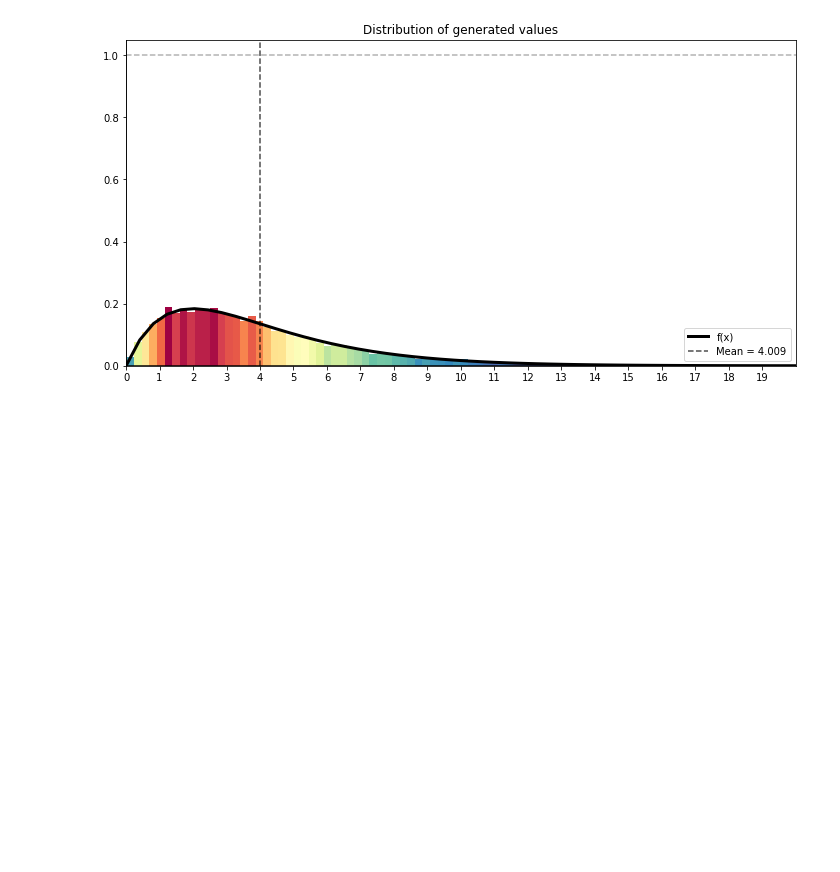
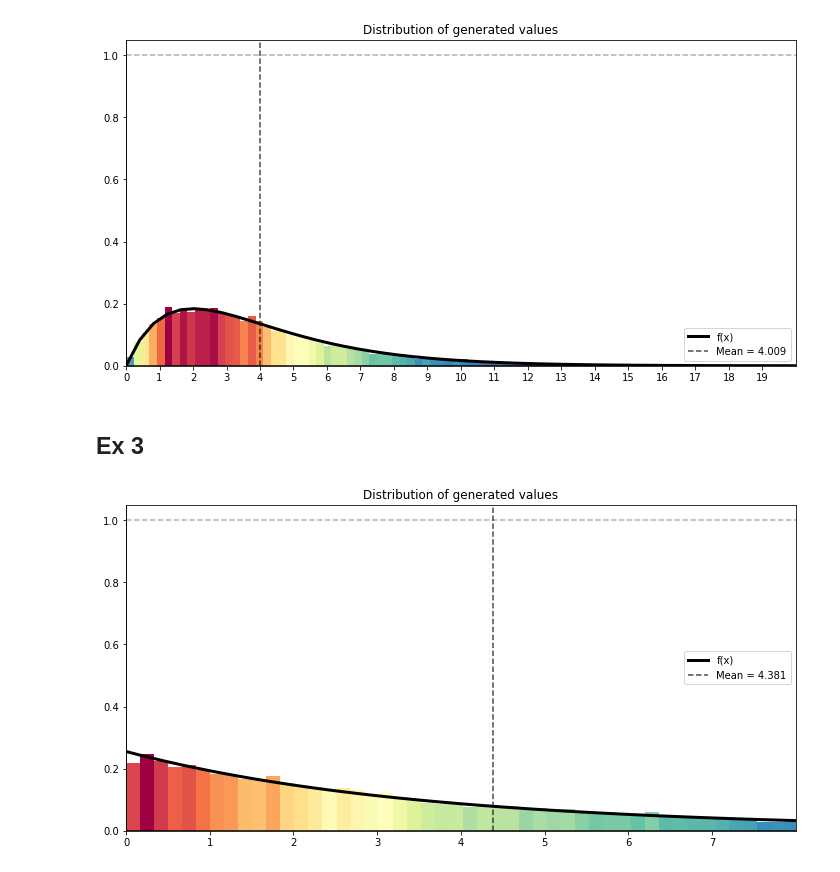
Before and after one commit to git-lu/models-and-simulations, a Jupyter notebook: exguide5.ipynb, the cells around one changed output. Cells and saved outputs as stored; diff of their text form; code cells hidden in the pictures; blank space fills up the shorter version.

```diff
--- a/exguide5.ipynb
+++ b/exguide5.ipynb
@@ -496,3 +466,12 @@ erlang = Erlang(k=2,mu=2,x_lim=(0,20),y_lim=(0,0.5))
 erlang.plot(10000,bins = 100)
 # %% [output]
 [figure]
+# %% [markdown]
+## Ex 3
+# %%
+weights = [0.2,0.3,0.5]
+generators = [Exponential(1/7),Exponential(1/5),Exponential(1/3)]
+composition = CompositionMethod(generators,weights)
+composition.plot(10000,bins=300)
+# %% [output]
+[figure, added]
```
Also changed, not shown: parts of 3 cells of this notebook, 2 other files.
